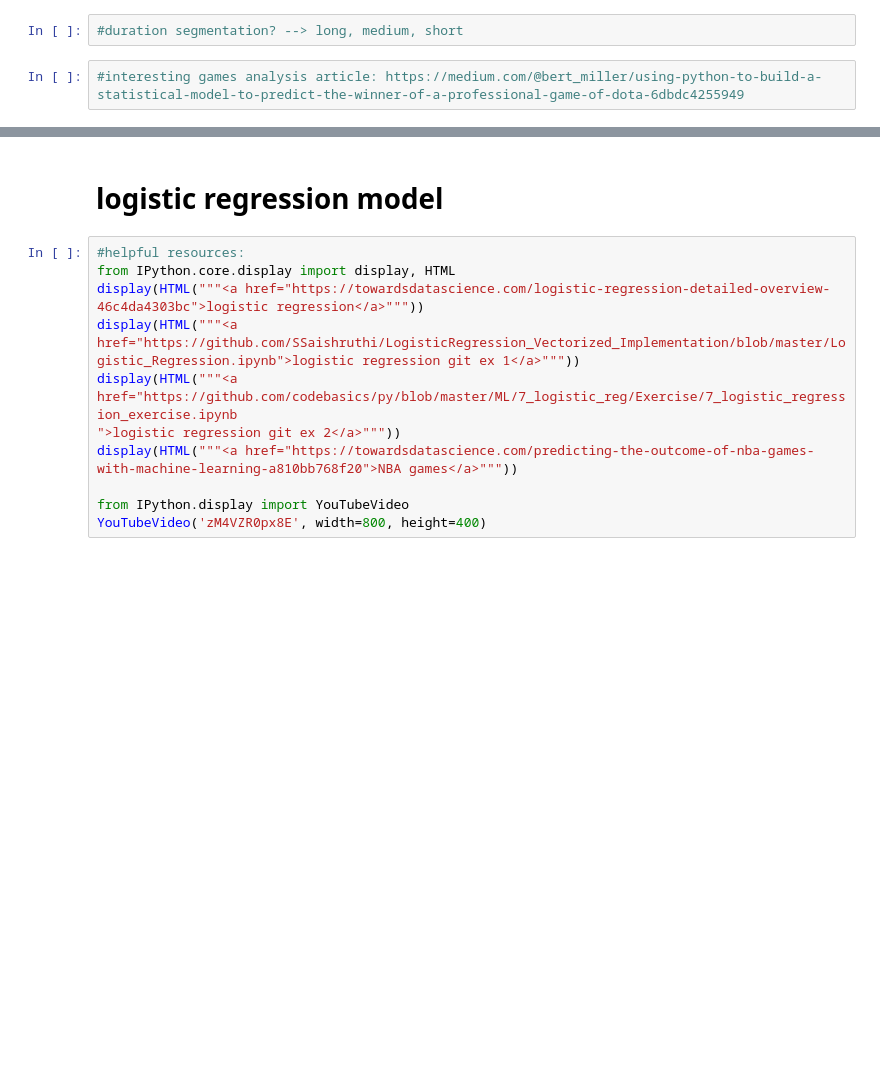
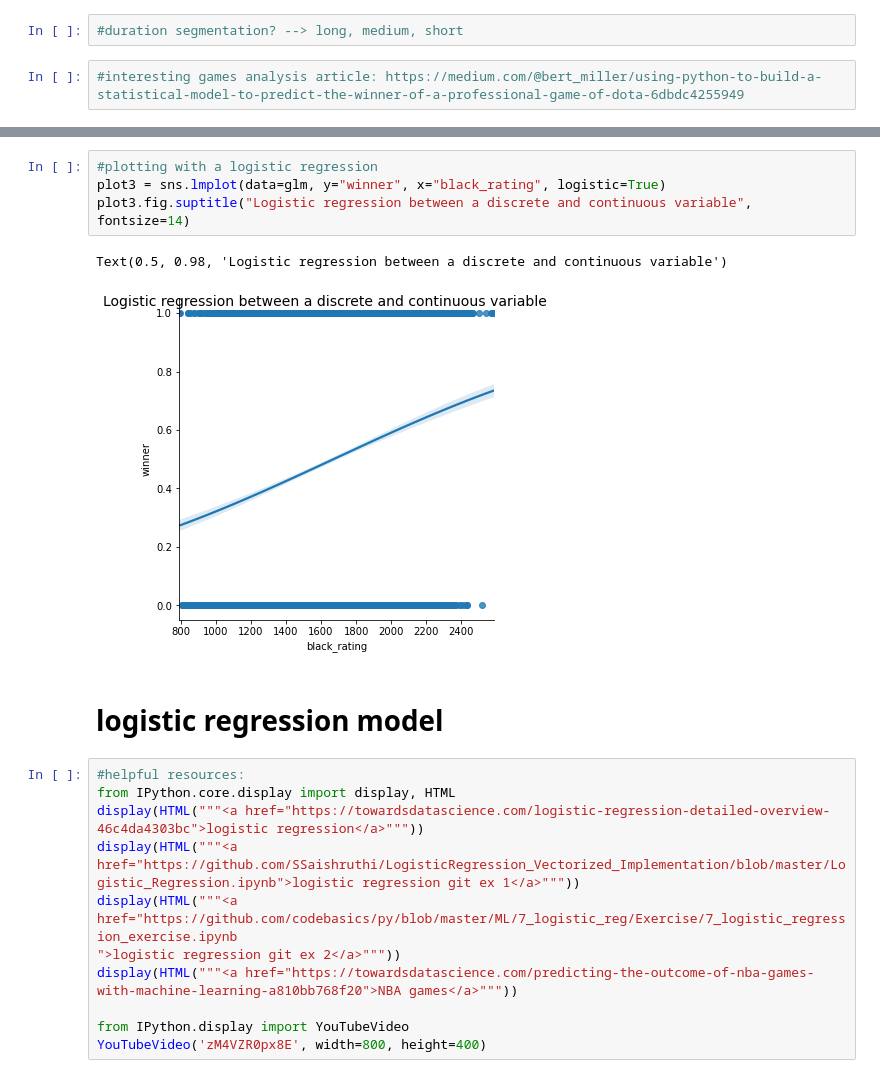
Before and after one commit to jonrosner/chess-game-analysis, a Jupyter notebook: JLM_notebook.ipynb, the cells around one changed output, grey strips where cells are left out. Drawn from its saved outputs; the diff is of its cells as text; blank space fills up the shorter version.

```diff
--- a/JLM_notebook.ipynb
+++ b/JLM_notebook.ipynb
@@ -186,3 +230,10 @@ heatmap = sns.heatmap(df2.corr())
+# %%
+#plotting with a logistic regression
+plot3 = sns.lmplot(data=glm, y="winner", x="black_rating", logistic=True)
+plot3.fig.suptitle("Logistic regression between a discrete and continuous variable", fontsize=14)
+# %% [output]
+Text(0.5, 0.98, 'Logistic regression between a discrete and continuous variable')
+[figure, added]
 # %% [markdown]
 # logistic regression model
 # %%
```
Also changed, not shown: parts of 9 cells of this notebook.
